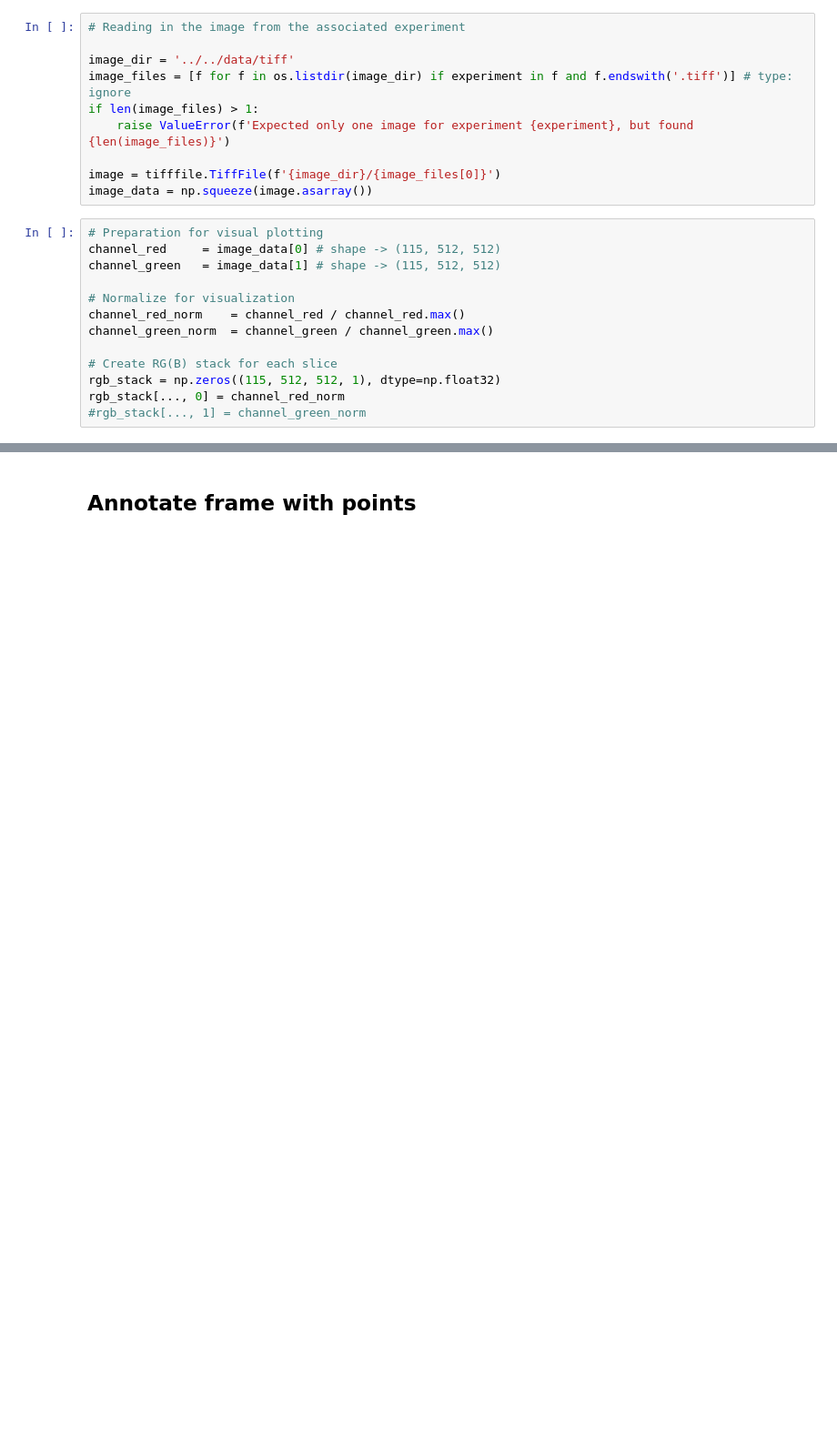
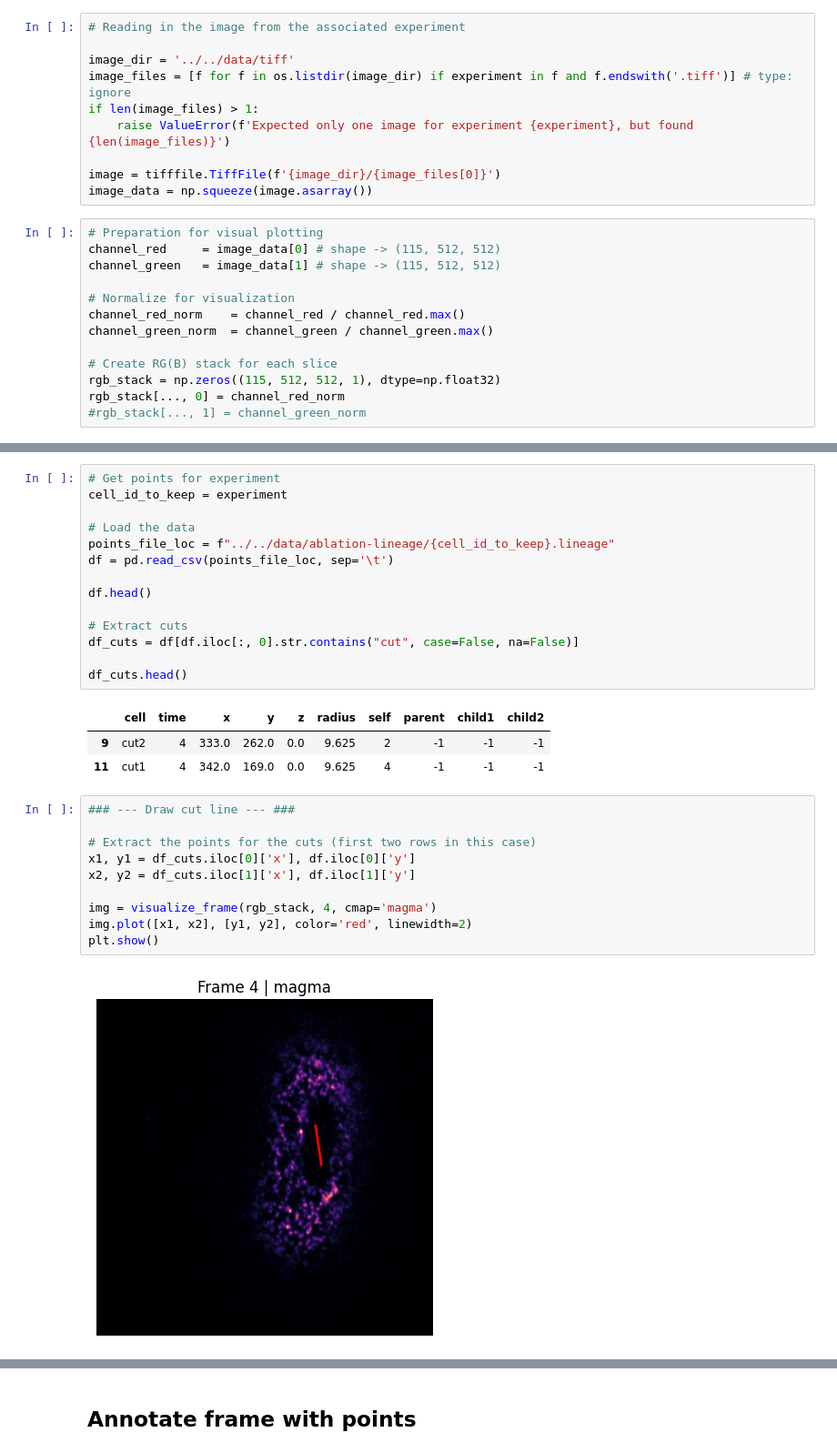
Before and after one commit to signynas/diet4CoLA, a Jupyter notebook: perpendicular/perpendicular_velocities.ipynb, the cells around one changed output, grey strips where cells are left out. Shown at 91% size. Drawn from its saved outputs; the diff is of its cells as text; blank space fills up the shorter version.

```diff
--- a/perpendicular/perpendicular_velocities.ipynb
+++ b/perpendicular/perpendicular_velocities.ipynb
@@ -84,0 +123,30 @@ rgb_stack[..., 0] = channel_red_norm
+# %%
+# Get points for experiment
+cell_id_to_keep = experiment
+
+# Load the data
+points_file_loc = f"../../data/ablation-lineage/{cell_id_to_keep}.lineage"
+df = pd.read_csv(points_file_loc, sep='\t')
+
+df.head()
+
+# Extract cuts
+df_cuts = df[df.iloc[:, 0].str.contains("cut", case=False, na=False)]
+
+df_cuts.head()
+# %% [output]
+|  | cell | time | x | y | z | radius | self | parent | child1 | child2 |
+| 9 | cut2 | 4 | 333.0 | 262.0 | 0.0 | 9.625 | 2 | -1 | -1 | -1 |
+| 11 | cut1 | 4 | 342.0 | 169.0 | 0.0 | 9.625 | 4 | -1 | -1 | -1 |
+# %%
+### --- Draw cut line --- ###
+
+# Extract the points for the cuts (first two rows in this case)
+x1, y1 = df_cuts.iloc[0]['x'], df.iloc[0]['y']
+x2, y2 = df_cuts.iloc[1]['x'], df.iloc[1]['y']
+
+img = visualize_frame(rgb_stack, 4, cmap='magma')
+img.plot([x1, x2], [y1, y2], color='red', linewidth=2)
+plt.show()
+# %% [output]
+[figure, added]
```
Also changed, not shown: parts of 11 cells of this notebook, 41 other files.
